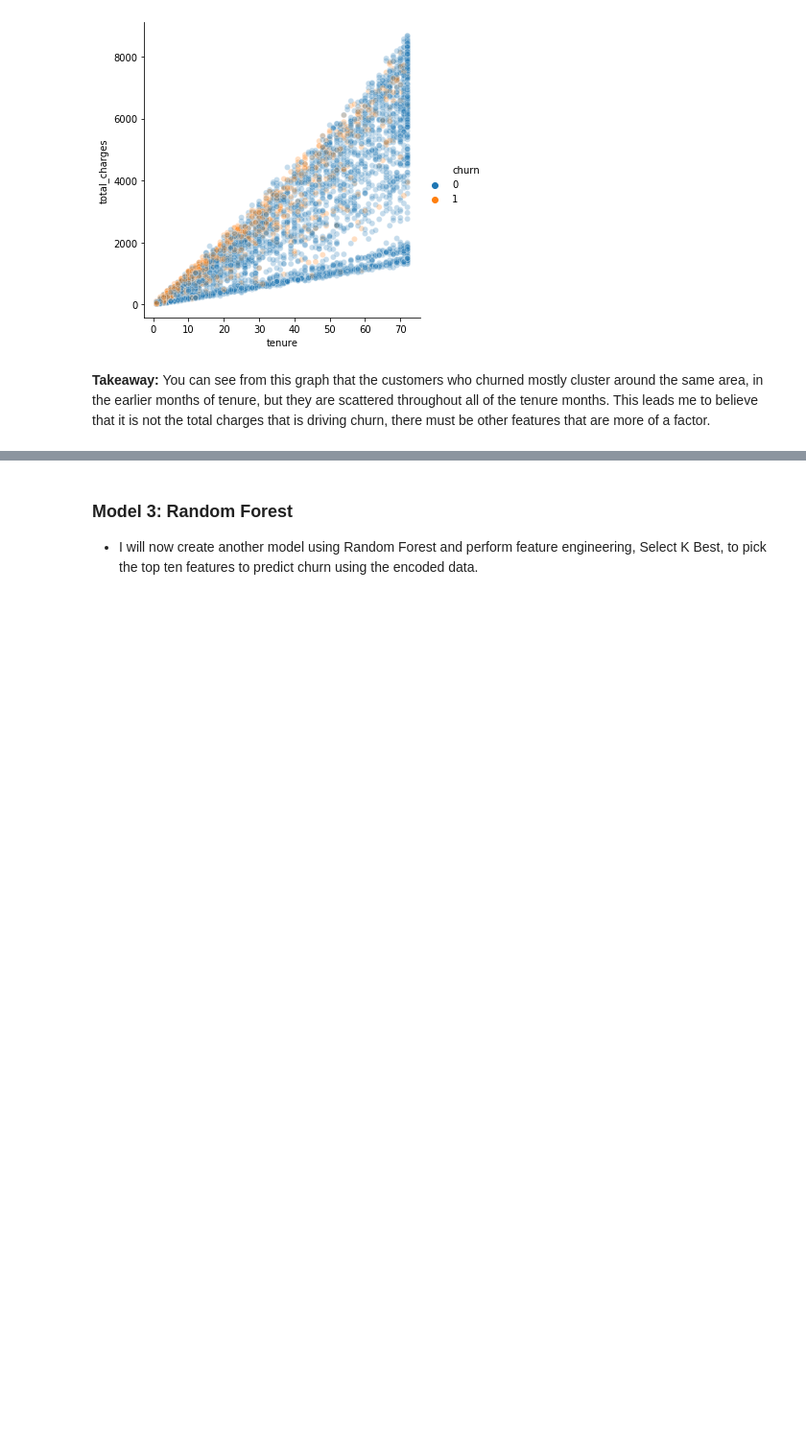
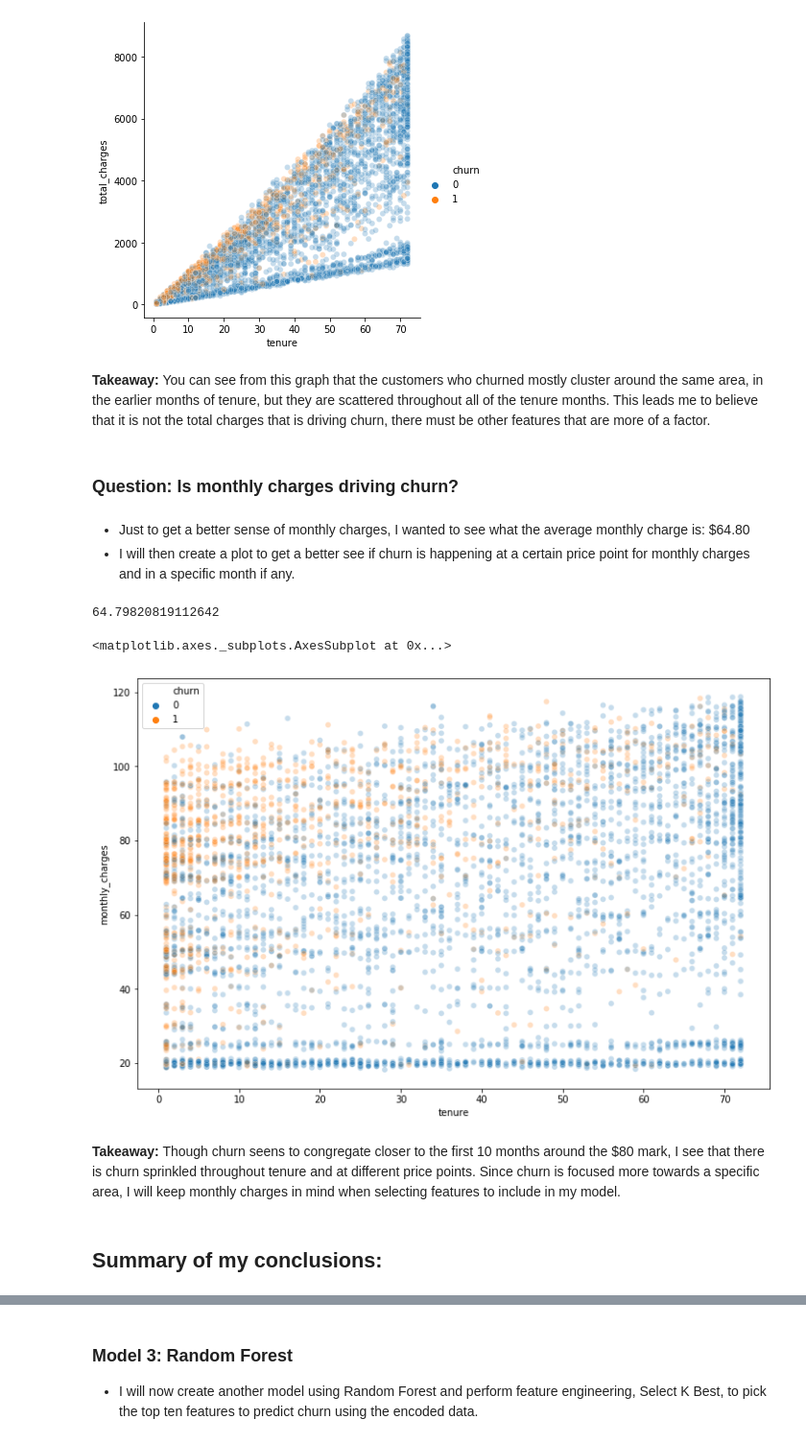
Before and after one commit to cari-holmes/telco-churn-project, a Jupyter notebook: final_churn_mvp.ipynb, the cells around one changed output, grey strips where cells are left out. Shown at 96% size. Drawn from its saved outputs; the diff is of its cells as text; code cells hidden in the pictures; blank space fills up the shorter version.

```diff
--- a/final_churn_mvp.ipynb
+++ b/final_churn_mvp.ipynb
@@ -463,3 +520,22 @@ sns.relplot(x='tenure', y='total_charges', hue='churn', data=train_encode, alpha
 [figure]
 # %% [markdown]
 **Takeaway:** You can see from this graph that the customers who churned mostly cluster around the same area, in the earlier months of tenure, but they are scattered throughout all of the tenure months. This leads me to believe that it is not the total charges that is driving churn, there must be other features that are more of a factor.
+# %% [markdown]
+### Question: Is monthly charges driving churn?
+# %% [markdown]
+- Just to get a better sense of monthly charges, I wanted to see what the average monthly charge is: $64.80
+- I will then create a plot to get a better see if churn is happening at a certain price point for monthly charges and in a specific month if any.
+# %%
+df.monthly_charges.mean()
+# %% [output]
+64.79820819112642
+# %%
+plt.figure(figsize=(12,8))
+sns.scatterplot(x='tenure', y='monthly_charges', hue='churn', data=train_encode, alpha=.25)
+# %% [output]
+<matplotlib.axes._subplots.AxesSubplot at 0x...>
+[figure, added]
+# %% [markdown]
+**Takeaway:** Though churn seens to congregate closer to the first 10 months around the $80 mark, I see that there is churn sprinkled throughout tenure and at different price points. Since churn is focused more towards a specific area, I will keep monthly charges in mind when selecting features to include in my model.
+# %% [markdown]
+## Summary of my conclusions:
```
Also changed, not shown: parts of 81 cells of this notebook.
